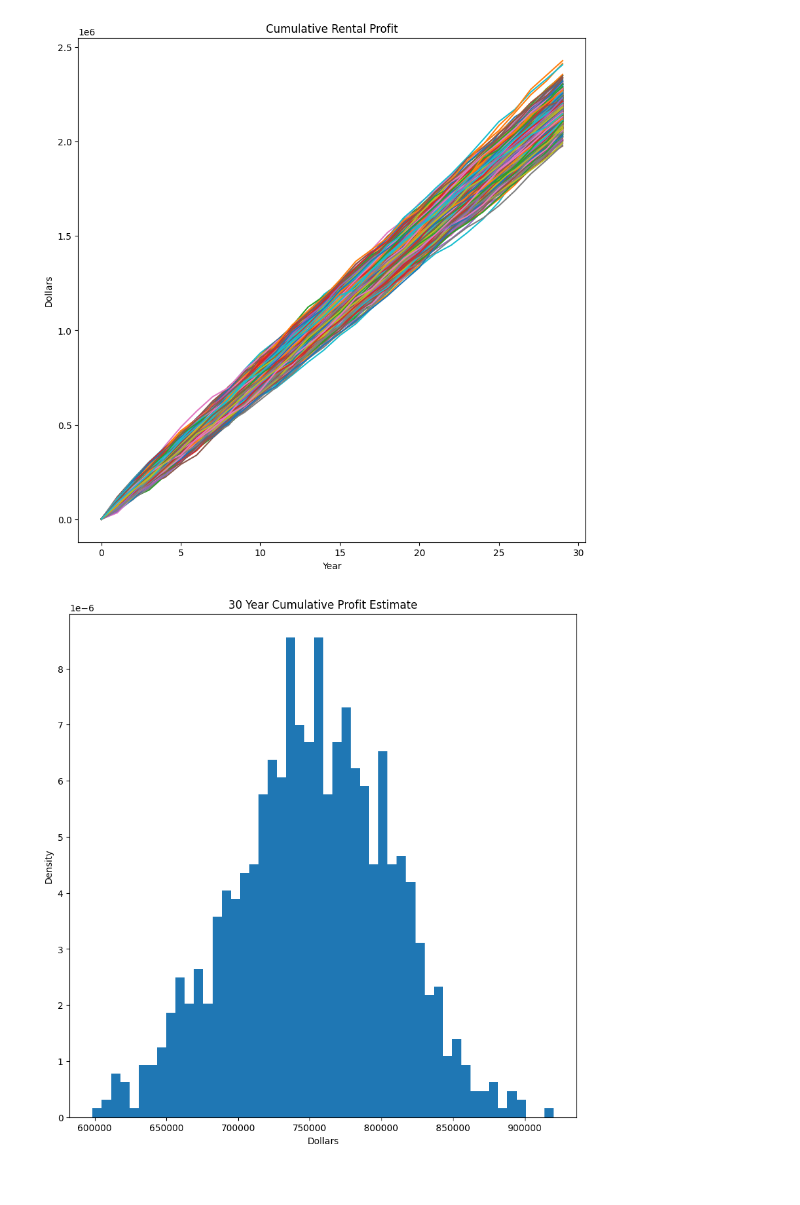
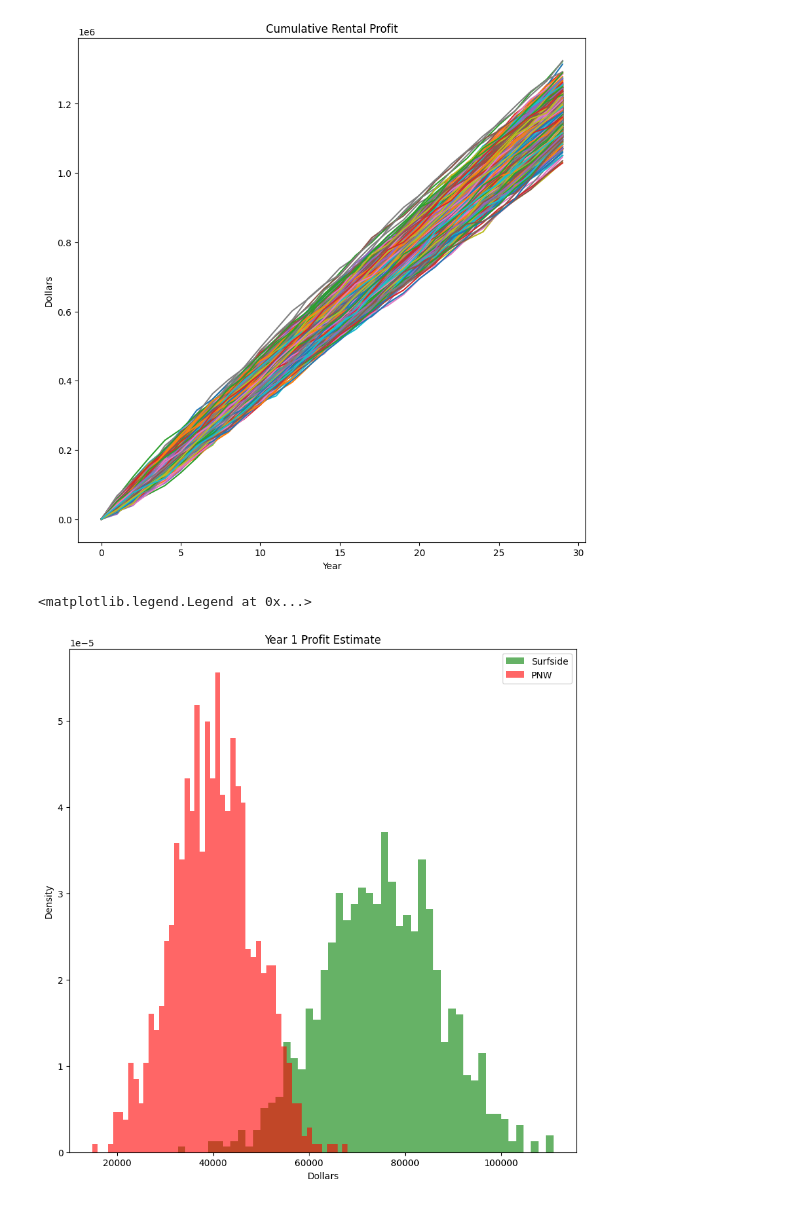
Before and after one commit to Ryderevan/MonteCarloRental, a Jupyter notebook: General Profitability.ipynb, the cells around one changed output. Cells and saved outputs as stored; diff of their text form; code cells hidden in the pictures.

```diff
--- a/General Profitability.ipynb
+++ b/General Profitability.ipynb
@@ -48,0 +65,6 @@ loan = pyloan.Loan(loan_amount=LoanValue,interest_rate=LoanRate,loan_term=LTYear
+# %%
+LoanVec = np.empty([2], dtype=object)
+
+for i in range(len(LoanVec)):
+    loan = pyloan.Loan(loan_amount=LoanValueVec[i].item(),interest_rate=LoanRate,loan_term=LTYears,start_date='2023-07-16')
+    LoanVec[i] = loan
@@ -69,3 +98,0 @@ while i < 360:
-# %%
-Income = WeekendDaysInYear*PercentRentedWeekend*WeekendRate + WeekDaysInYear*PercentRentedWeekday*WeekdayRate #Dollars
-Expenses = 12*LoanPayment + MaintCosts + TaxHouse + (PercentRentedWeekend*WeekendDaysInYear + PercentRentedWeekday*WeekDaysInYear)*(Bills+Cleaning)
@@ -163,9 +224,9 @@ while i < iterations:
 fig = plt.figure(figsize =(10, 10))
 plt.title('Cumulative Rental Profit')
 
-for i in range(YearlyData.shape[0]):
+for i in range(YearlyData.shape[1]):
     label = f'data{i}'   # Generate a label for the series
-    plt.plot(YearlyData[i,:,0], YearlyData[i,:,2], label=label)
+    plt.plot(YearlyData[1,i,:,0], YearlyData[1,i,:,1], label=label)
 
 # Add axis labels and legend
 plt.xlabel('Year')
@@ -175,14 +236,24 @@ plt.ylabel('Dollars')
 # Show the plot
 plt.show()
 # %% [output]
-[figure, old version]
+[figure, new version]
+# %%
+#Define Plot constants
+colors = ['green', 'red']
+labels = ['Surfside', 'PNW']
 # %%
+#First years profit estimate
 fig = plt.figure(figsize =(10, 10))
-plt.title('30 Year Cumulative Profit Estimate')
-n, bins, patches = plt.hist(YearlyData[:,29,2], bins=50, density = True)
-plt.xlabel('Dollars')
-plt.ylabel('Density')
+plt.title('Year 1 Profit Estimate')
 
-bin_centers = 0.5 * (bins[1:] + bins[:-1])
+for i in range(len(PurchasePriceVec)):
+
+    n, bins, patches = plt.hist(YearlyData[i,:,1,1], bins=50, density = True, color = colors[i], alpha = .6, label=labels[i])
+    plt.xlabel('Dollars')
+    plt.ylabel('Density')
+    bin_centers = 0.5 * (bins[1:] + bins[:-1])
+
+plt.legend()
 # %% [output]
+<matplotlib.legend.Legend at 0x...>
-[figure, old version]
+[figure, new version]
```
Also changed, not shown: parts of 26 cells of this notebook.
